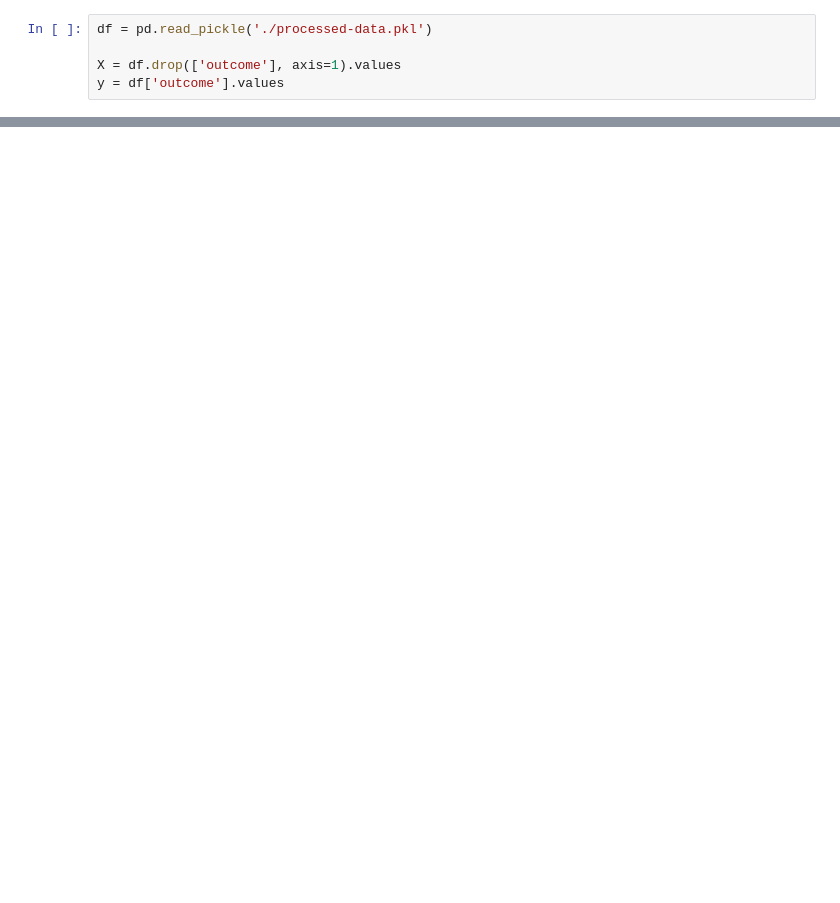
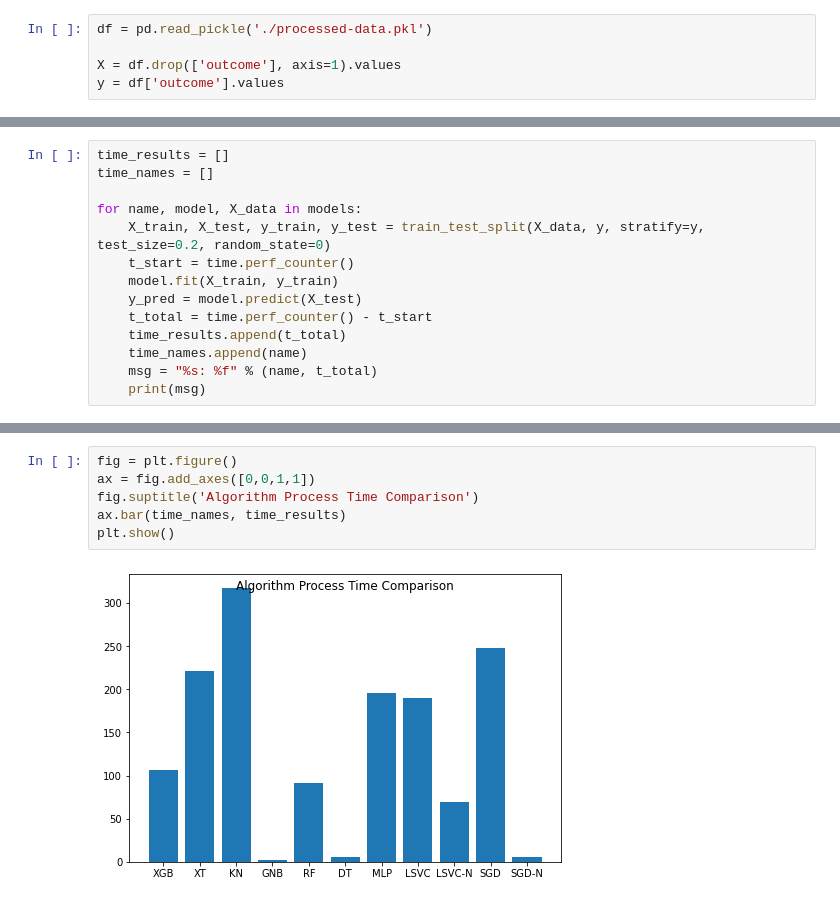
Before and after one commit to awphi/covid-risk-classifier, a Jupyter notebook: ModelSelection.ipynb, the cells around one changed output, grey strips where cells are left out. Drawn from its saved outputs; the diff is of its cells as text; blank space fills up the shorter version.

```diff
--- a/ModelSelection.ipynb
+++ b/ModelSelection.ipynb
@@ -78,0 +76,14 @@ plt.show()
+# %%
+time_results = []
+time_names = []
+
+for name, model, X_data in models:
+    X_train, X_test, y_train, y_test = train_test_split(X_data, y, stratify=y, test_size=0.2, random_state=0)
+    t_start = time.perf_counter()
+    model.fit(X_train, y_train)
+    y_pred = model.predict(X_test)
+    t_total = time.perf_counter() - t_start
+    time_results.append(t_total)
+    time_names.append(name)
+    msg = "%s: %f" % (name, t_total)
+    print(msg)
@@ -78,0 +108,8 @@ plt.show()
+# %%
+fig = plt.figure()
+ax = fig.add_axes([0,0,1,1])
+fig.suptitle('Algorithm Process Time Comparison')
+ax.bar(time_names, time_results)
+plt.show()
+# %% [output]
+[figure, added]
```
Also changed, not shown: parts of 6 cells of this notebook, 17 other files.
